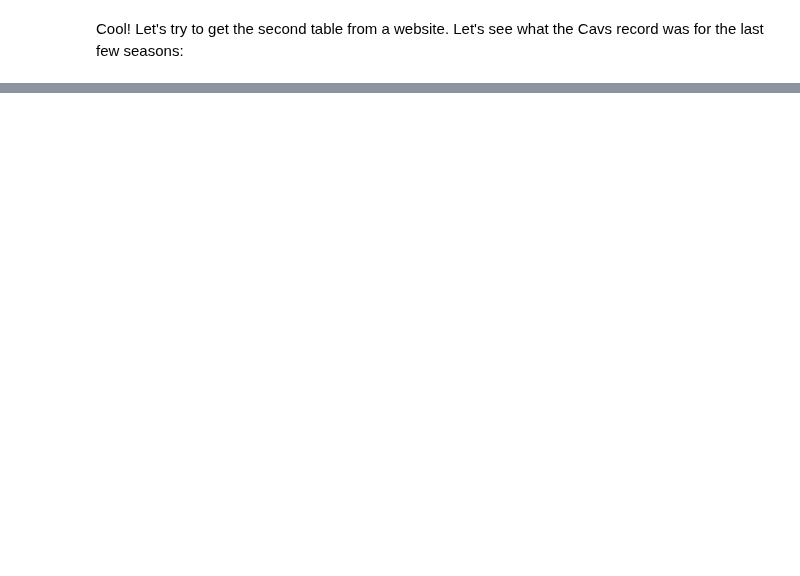
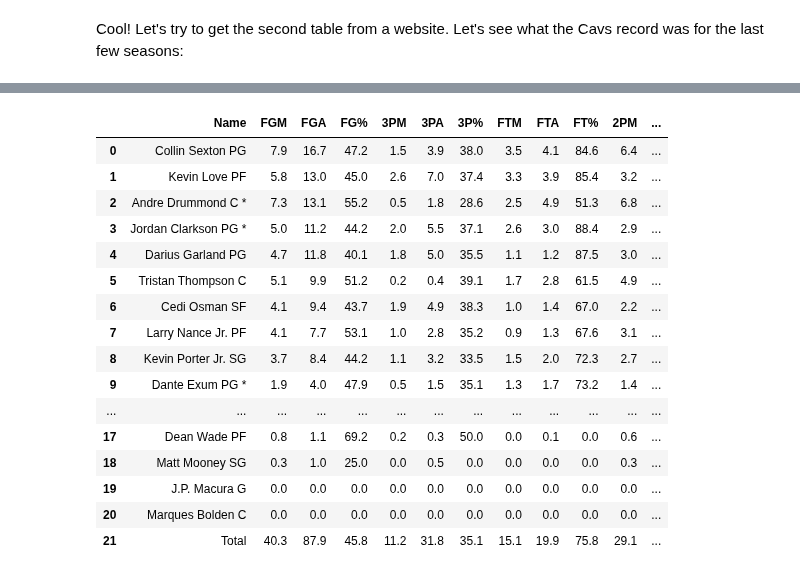
Before and after one commit to jpmorganchase/python-training, a Jupyter notebook: notebooks/5_website.ipynb, the cells around one changed output, grey strips where cells are left out. Cells and saved outputs as stored; diff of their text form; code cells hidden in the pictures; blank space fills up the shorter version.

```diff
--- a/notebooks/5_website.ipynb
+++ b/notebooks/5_website.ipynb
@@ -46,0 +118,3 @@ dfFromURL('http://www.espn.com/nba/team/_/name/cle/cleveland-cavaliers', 3)
+# %%
+df2 = dfFromURL('https://www.espn.com/nba/team/stats/_/name/cle', 1)
+df2
@@ -46,0 +139,20 @@ dfFromURL('http://www.espn.com/nba/team/_/name/cle/cleveland-cavaliers', 3)
+# %%
+pd.concat((df2, df1), axis=1)
+# %% [output]
+|  | Name | FGM | FGA | FG% | 3PM | 3PA | 3P% | FTM | FTA | FT% | 2PM | ... |
+| 0 | Collin Sexton PG | 7.9 | 16.7 | 47.2 | 1.5 | 3.9 | 38.0 | 3.5 | 4.1 | 84.6 | 6.4 | ... |
+| 1 | Kevin Love PF | 5.8 | 13.0 | 45.0 | 2.6 | 7.0 | 37.4 | 3.3 | 3.9 | 85.4 | 3.2 | ... |
+| 2 | Andre Drummond C * | 7.3 | 13.1 | 55.2 | 0.5 | 1.8 | 28.6 | 2.5 | 4.9 | 51.3 | 6.8 | ... |
+| 3 | Jordan Clarkson PG * | 5.0 | 11.2 | 44.2 | 2.0 | 5.5 | 37.1 | 2.6 | 3.0 | 88.4 | 2.9 | ... |
+| 4 | Darius Garland PG | 4.7 | 11.8 | 40.1 | 1.8 | 5.0 | 35.5 | 1.1 | 1.2 | 87.5 | 3.0 | ... |
+| 5 | Tristan Thompson C | 5.1 | 9.9 | 51.2 | 0.2 | 0.4 | 39.1 | 1.7 | 2.8 | 61.5 | 4.9 | ... |
+| 6 | Cedi Osman SF | 4.1 | 9.4 | 43.7 | 1.9 | 4.9 | 38.3 | 1.0 | 1.4 | 67.0 | 2.2 | ... |
+| 7 | Larry Nance Jr. PF | 4.1 | 7.7 | 53.1 | 1.0 | 2.8 | 35.2 | 0.9 | 1.3 | 67.6 | 3.1 | ... |
+| 8 | Kevin Porter Jr. SG | 3.7 | 8.4 | 44.2 | 1.1 | 3.2 | 33.5 | 1.5 | 2.0 | 72.3 | 2.7 | ... |
+| 9 | Dante Exum PG * | 1.9 | 4.0 | 47.9 | 0.5 | 1.5 | 35.1 | 1.3 | 1.7 | 73.2 | 1.4 | ... |
+| ... | ... | ... | ... | ... | ... | ... | ... | ... | ... | ... | ... | ... |
+| 17 | Dean Wade PF | 0.8 | 1.1 | 69.2 | 0.2 | 0.3 | 50.0 | 0.0 | 0.1 | 0.0 | 0.6 | ... |
+| 18 | Matt Mooney SG | 0.3 | 1.0 | 25.0 | 0.0 | 0.5 | 0.0 | 0.0 | 0.0 | 0.0 | 0.3 | ... |
+| 19 | J.P. Macura G | 0.0 | 0.0 | 0.0 | 0.0 | 0.0 | 0.0 | 0.0 | 0.0 | 0.0 | 0.0 | ... |
+| 20 | Marques Bolden C | 0.0 | 0.0 | 0.0 | 0.0 | 0.0 | 0.0 | 0.0 | 0.0 | 0.0 | 0.0 | ... |
+| 21 | Total | 40.3 | 87.9 | 45.8 | 11.2 | 31.8 | 35.1 | 15.1 | 19.9 | 75.8 | 29.1 | ... |
```
Also changed, not shown: parts of 7 cells of this notebook.
